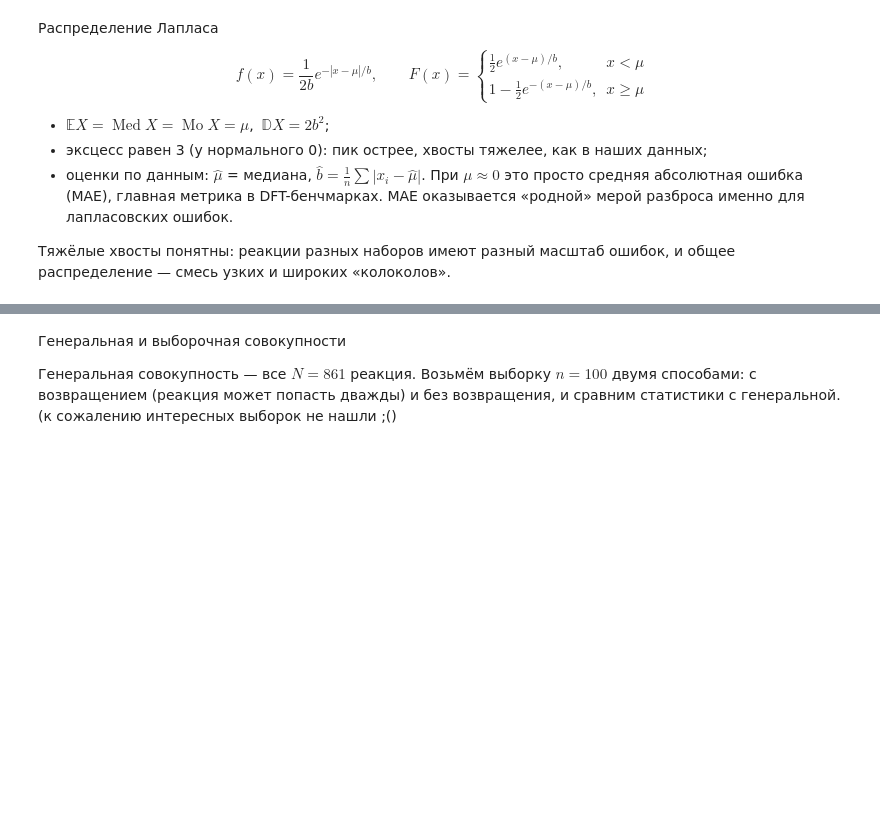
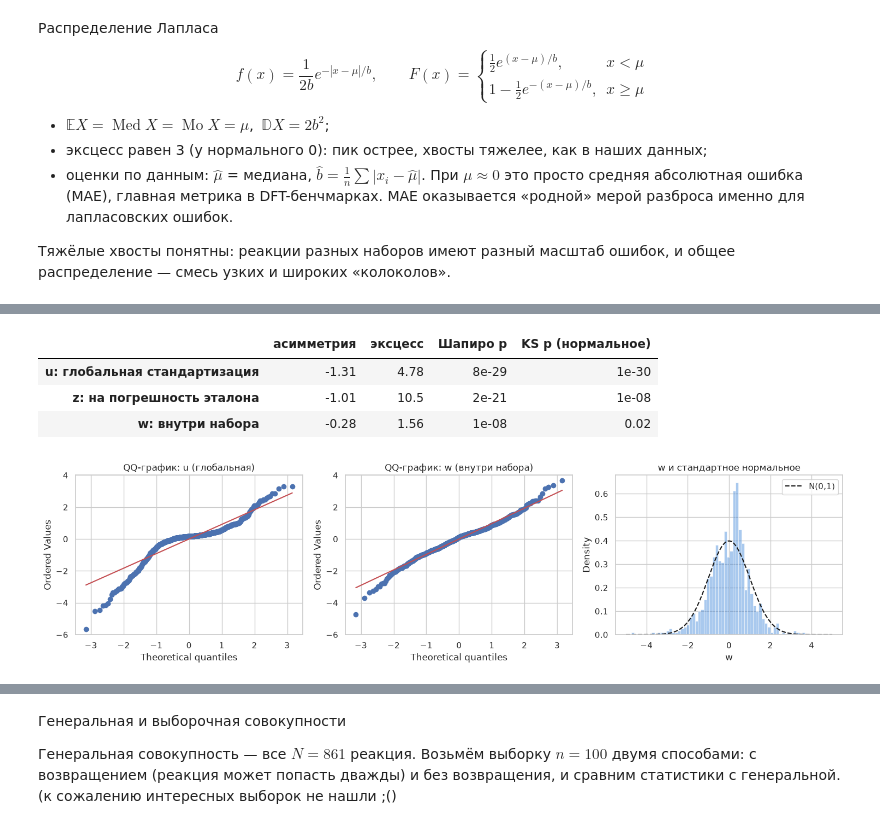
Before and after one commit to M1f0Rt/StatProject, a Jupyter notebook: lab01_sprint1 .ipynb, the cells around one changed output, grey strips where cells are left out. Cells and saved outputs as stored; diff of their text form; code cells hidden in the pictures; blank space fills up the shorter version.

```diff
--- a/lab01_sprint1.ipynb
+++ b/lab01_sprint1 .ipynb
@@ -235,0 +260,29 @@ F(x)=\begin{cases}\frac12e^{(x-\mu)/b},&x<\mu\\[2pt]1-\frac12e^{-(x-\mu)/b},&x\g
+# %%
+g_ds = df.groupby("dataset").e_r2
+df["w_r2"] = (df.e_r2 - g_ds.transform("mean")) / g_ds.transform("std")
+
+# сравним три нормализации: насколько каждая похожа на нормальное распределение
+norm_cmp = {}
+for col, name in [("u_r2", "u: глобальная стандартизация"), ("z_r2", "z: на погрешность эталона"), ("w_r2", "w: внутри набора")]:
+    v = df[col]
+    norm_cmp[name] = {"асимметрия": round(stats.skew(v), 2), "эксцесс": round(stats.kurtosis(v), 2),
+                      "Шапиро p": f"{stats.shapiro(v).pvalue:.1g}",
+                      "KS p (нормальное)": f"{stats.kstest((v - v.mean()) / v.std(), 'norm').pvalue:.1g}"}
+display(pd.DataFrame(norm_cmp).T)
+
+fig, ax = plt.subplots(1, 3, figsize=(15, 4))
+stats.probplot(df.u_r2, dist="norm", plot=ax[0]); ax[0].set_title("QQ-график: u (глобальная)")
+stats.probplot(df.w_r2, dist="norm", plot=ax[1]); ax[1].set_title("QQ-график: w (внутри набора)")
+for a in ax[:2]:
+    a.set_ylim(-6, 4)
+grid_w = np.linspace(-5, 5, 400)
+sns.histplot(df.w_r2, bins=60, stat="density", ax=ax[2], color=COL["r2SCAN"], alpha=0.4)
+ax[2].plot(grid_w, stats.norm.pdf(grid_w), "k--", label="N(0,1)")
+ax[2].set_xlabel("w"); ax[2].legend(); ax[2].set_title("w и стандартное нормальное")
+plt.tight_layout(); plt.show()
+# %% [output]
+|  | асимметрия | эксцесс | Шапиро p | KS p (нормальное) |
+| u: глобальная стандартизация | -1.31 | 4.78 | 8e-29 | 1e-30 |
+| z: на погрешность эталона | -1.01 | 10.5 | 2e-21 | 1e-08 |
+| w: внутри набора | -0.28 | 1.56 | 1e-08 | 0.02 |
+[figure, added]
```
Also changed, not shown: parts of 33 cells of this notebook, 1 other file.
